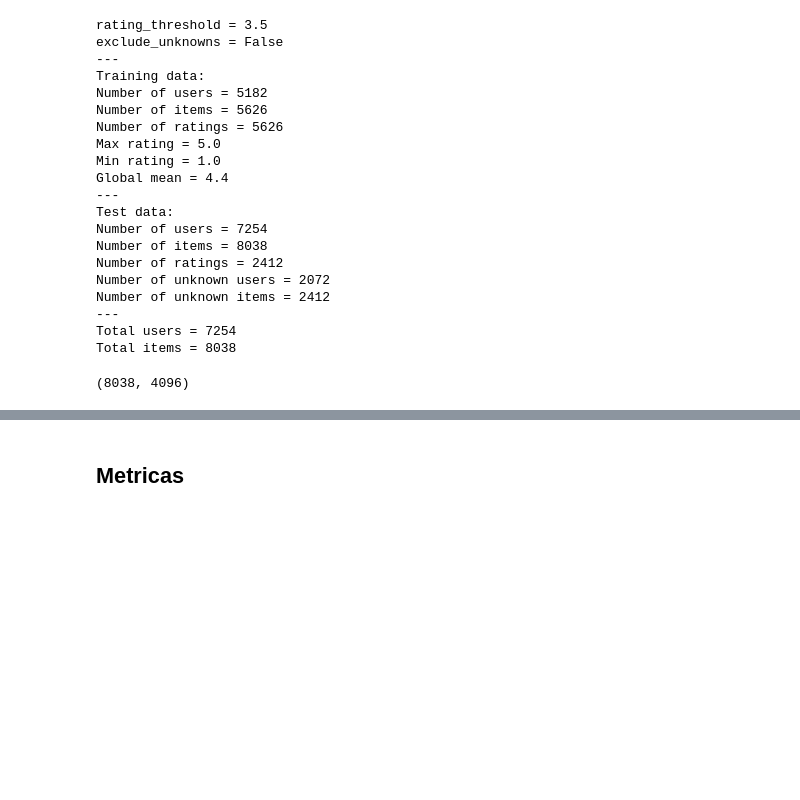
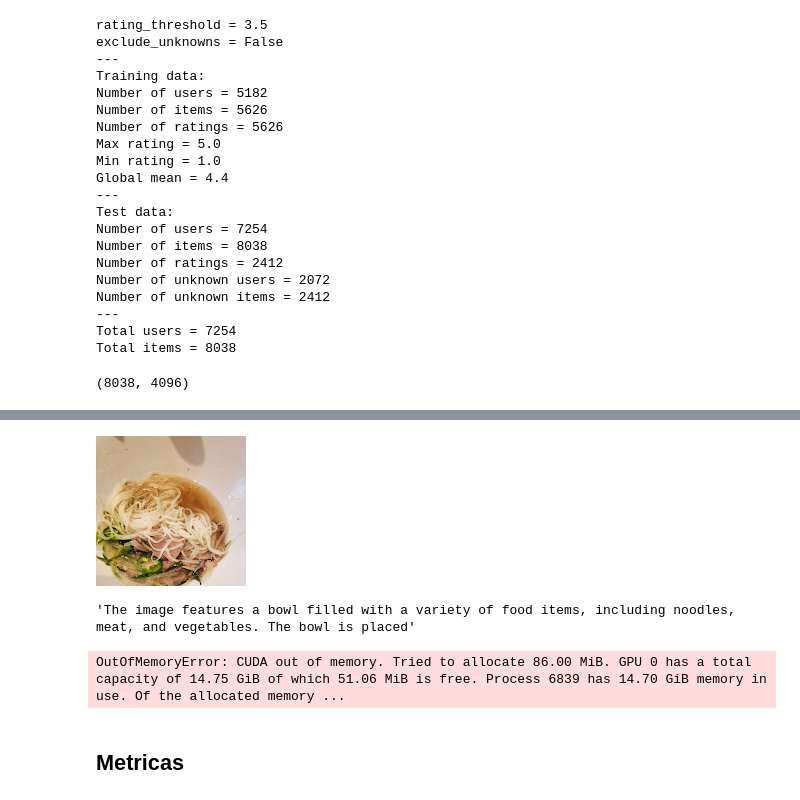
Before and after one commit to pedrozavalat/iic3633-proyecto, a Jupyter notebook: iic3633_v1_models_baselines.ipynb, the cells around one changed output, grey strips where cells are left out. Drawn from its saved outputs; the diff is of its cells as text; code cells hidden in the pictures; blank space fills up the shorter version.

```diff
--- a/iic3633_v1_models_baselines.ipynb
+++ b/iic3633_v1_models_baselines.ipynb
@@ -507,3 +573,19 @@ vbpr = cornac.models.VBPR(
+# %%
+images = images = list(set(random.choices(os.listdir('reviews/California'), k=2)))
+image = Image.open(f'reviews/California/{random.choice(images)}')
+display(image)
+# %% [output]
+[figure, added]
+# %%
+get_description(image)
+# %% [output]
+'The image features a bowl filled with a variety of food items, including noodles, meat, and vegetables. The bowl is placed'
+# %%
+embeddings = generate_embeddings(df)
+with open('embeddings.npy', 'wb') as f:
+    np.save(f, embeddings)
+# %% [output]
+OutOfMemoryError: CUDA out of memory. Tried to allocate 86.00 MiB. GPU 0 has a total capacity of 14.75 GiB of which 51.06 MiB is free. Process 6839 has 14.70 GiB memory in use. Of the allocated memory ...
 # %% [markdown]
 ## Metricas
 # %%
```
Also changed, not shown: parts of 20 cells of this notebook.
